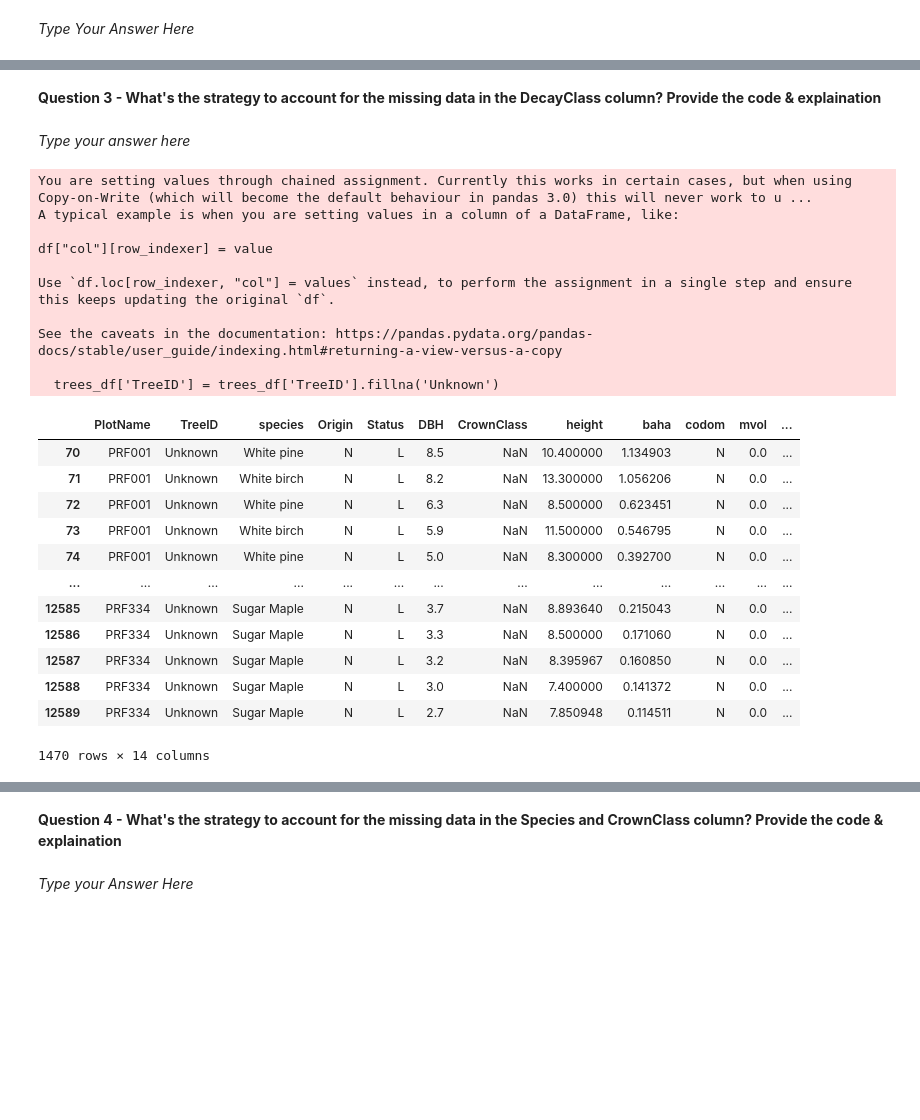
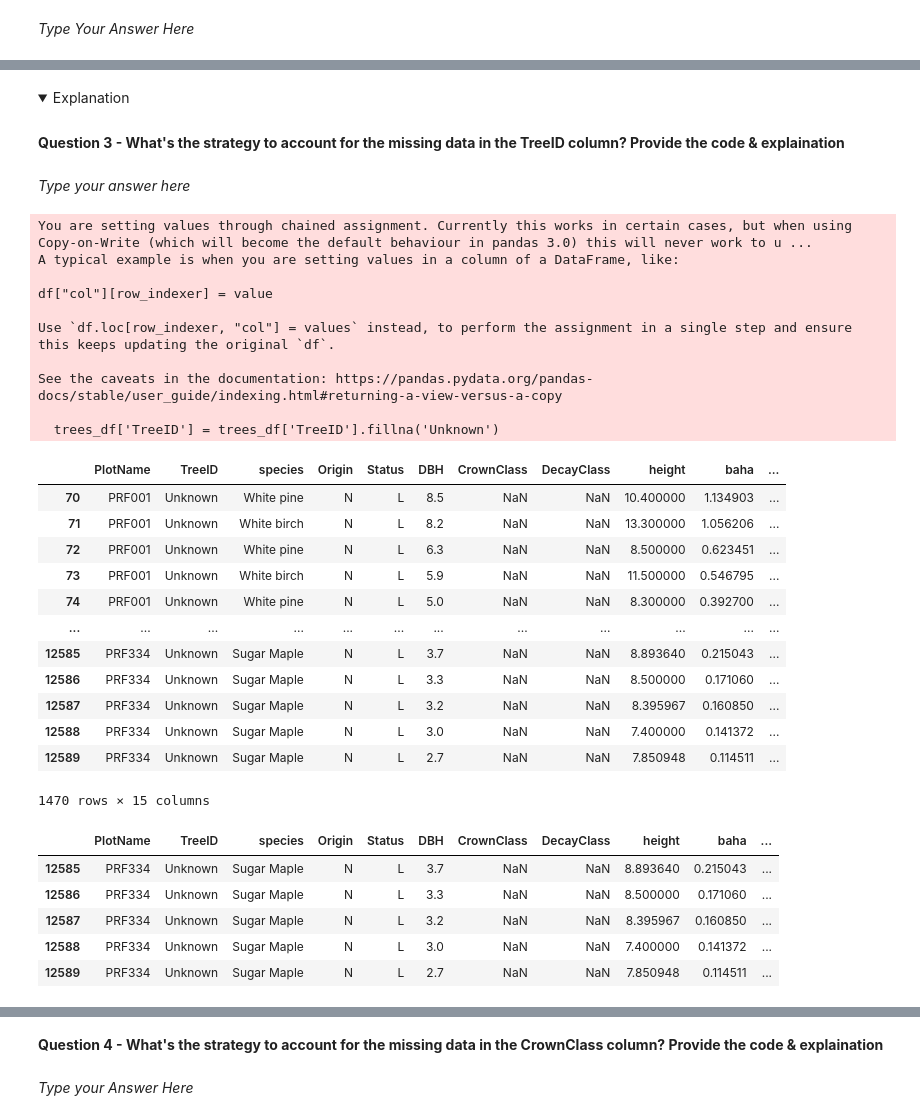
Before and after one commit to subornaa/Data-Analytics-Tutorials, a Jupyter notebook: Data_Wrangling_Tutorials.ipynb, the cells around one changed output, grey strips where cells are left out. Drawn from its saved outputs; the diff is of its cells as text; code cells hidden in the pictures; folded sections open; blank space fills up the shorter version.

Commit message:
[DataWrang]-some-better-imputation

```diff
--- a/Data_Wrangling_Tutorials.ipynb
+++ b/Data_Wrangling_Tutorials.ipynb
@@ -408,17 +410,3 @@ To count the number of rows with NAs, we can drop all the entries with any NA va
 *Type your Answer here*
 # %%
 # Add your code here
-# %%
-#@title Solution
-
-# columns with more than 75% missing values
-missing_threshold = 0.75 * len(trees_df)
-columns_to_drop = trees_df.columns[trees_df.isnull().mean() > 0.75]
-print(f"Columns with more than 75% missing values: {list(columns_to_drop)}")
-# Removing the DecayClass column as it has more than 75% missing values
-trees_df = trees_df.dropna(axis=1, thresh=len(trees_df) * 0.25)
-# Display the first few rows of the DataFrame after dropping DecayClass
-display(trees_df.head())
-
-# Remaining null values in the DataFrame
-print(f"\n\nRemaining null values in the DataFrame: \n\n{trees_df.isnull().sum()}")
@@ -489,6 +478,12 @@ size             0
 dtype: int64
+# %% [markdown]
+<details>
+<summary>Explanation</summary>
+
+
+</details>
 # %% [markdown]
-**Question 3  - What's the strategy to account for the missing data in the DecayClass column? Provide the code & explaination**
+**Question 3  - What's the strategy to account for the missing data in the TreeID column? Provide the code & explaination**
 # %% [markdown]
 *Type your answer here*
 # %%
@@ -496,32 +491,42 @@ dtype: int64
 # %%
 #@title Solution
 
 trees_df['TreeID'] = trees_df['TreeID'].fillna('Unknown')
+
 # display all the rows where TreeID is 'Unknown'
 unknown_tree_ids = trees_df[trees_df['TreeID'] == 'Unknown']
 display(unknown_tree_ids)
-print(trees_df.tail())
+display(trees_df.tail())
+
+# Remaining null values in the DataFrame
+print(f"\n\nRemaining null values in the DataFrame: \n\n{trees_df.isnull().sum()}")
 # %% [output]
 You are setting values through chained assignment. Currently this works in certain cases, but when using Copy-on-Write (which will become the default behaviour in pandas 3.0) this will never work to u ...
 A typical example is when you are setting values in a column of a DataFrame, like:
 
 df["col"][row_indexer] = value
 
 Use `df.loc[row_indexer, "col"] = values` instead, to perform the assignment in a single step and ensure this keeps updating the original `df`.
 
 See the caveats in the documentation: https://pandas.pydata.org/pandas-docs/stable/user_guide/indexing.html#returning-a-view-versus-a-copy
 
   trees_df['TreeID'] = trees_df['TreeID'].fillna('Unknown')
-|  | PlotName | TreeID | species | Origin | Status | DBH | CrownClass | height | baha | codom | mvol | ... |
-| 70 | PRF001 | Unknown | White pine | N | L | 8.5 | NaN | 10.400000 | 1.134903 | N | 0.0 | ... |
-| 71 | PRF001 | Unknown | White birch | N | L | 8.2 | NaN | 13.300000 | 1.056206 | N | 0.0 | ... |
-| 72 | PRF001 | Unknown | White pine | N | L | 6.3 | NaN | 8.500000 | 0.623451 | N | 0.0 | ... |
-| 73 | PRF001 | Unknown | White birch | N | L | 5.9 | NaN | 11.500000 | 0.546795 | N | 0.0 | ... |
-| 74 | PRF001 | Unknown | White pine | N | L | 5.0 | NaN | 8.300000 | 0.392700 | N | 0.0 | ... |
-| ... | ... | ... | ... | ... | ... | ... | ... | ... | ... | ... | ... | ... |
-| 12585 | PRF334 | Unknown | Sugar Maple | N | L | 3.7 | NaN | 8.893640 | 0.215043 | N | 0.0 | ... |
-| 12586 | PRF334 | Unknown | Sugar Maple | N | L | 3.3 | NaN | 8.500000 | 0.171060 | N | 0.0 | ... |
-| 12587 | PRF334 | Unknown | Sugar Maple | N | L | 3.2 | NaN | 8.395967 | 0.160850 | N | 0.0 | ... |
-| 12588 | PRF334 | Unknown | Sugar Maple | N | L | 3.0 | NaN | 7.400000 | 0.141372 | N | 0.0 | ... |
-| 12589 | PRF334 | Unknown | Sugar Maple | N | L | 2.7 | NaN | 7.850948 | 0.114511 | N | 0.0 | ... |
+|  | PlotName | TreeID | species | Origin | Status | DBH | CrownClass | DecayClass | height | baha | ... |
+| 70 | PRF001 | Unknown | White pine | N | L | 8.5 | NaN | NaN | 10.400000 | 1.134903 | ... |
+| 71 | PRF001 | Unknown | White birch | N | L | 8.2 | NaN | NaN | 13.300000 | 1.056206 | ... |
+| 72 | PRF001 | Unknown | White pine | N | L | 6.3 | NaN | NaN | 8.500000 | 0.623451 | ... |
+| 73 | PRF001 | Unknown | White birch | N | L | 5.9 | NaN | NaN | 11.500000 | 0.546795 | ... |
+| 74 | PRF001 | Unknown | White pine | N | L | 5.0 | NaN | NaN | 8.300000 | 0.392700 | ... |
+| ... | ... | ... | ... | ... | ... | ... | ... | ... | ... | ... | ... |
+| 12585 | PRF334 | Unknown | Sugar Maple | N | L | 3.7 | NaN | NaN | 8.893640 | 0.215043 | ... |
+| 12586 | PRF334 | Unknown | Sugar Maple | N | L | 3.3 | NaN | NaN | 8.500000 | 0.171060 | ... |
+| 12587 | PRF334 | Unknown | Sugar Maple | N | L | 3.2 | NaN | NaN | 8.395967 | 0.160850 | ... |
+| 12588 | PRF334 | Unknown | Sugar Maple | N | L | 3.0 | NaN | NaN | 7.400000 | 0.141372 | ... |
+| 12589 | PRF334 | Unknown | Sugar Maple | N | L | 2.7 | NaN | NaN | 7.850948 | 0.114511 | ... |
-1470 rows × 14 columns
+1470 rows × 15 columns
+|  | PlotName | TreeID | species | Origin | Status | DBH | CrownClass | DecayClass | height | baha | ... |
+| 12585 | PRF334 | Unknown | Sugar Maple | N | L | 3.7 | NaN | NaN | 8.893640 | 0.215043 | ... |
+| 12586 | PRF334 | Unknown | Sugar Maple | N | L | 3.3 | NaN | NaN | 8.500000 | 0.171060 | ... |
+| 12587 | PRF334 | Unknown | Sugar Maple | N | L | 3.2 | NaN | NaN | 8.395967 | 0.160850 | ... |
+| 12588 | PRF334 | Unknown | Sugar Maple | N | L | 3.0 | NaN | NaN | 7.400000 | 0.141372 | ... |
+| 12589 | PRF334 | Unknown | Sugar Maple | N | L | 2.7 | NaN | NaN | 7.850948 | 0.114511 | ... |
@@ -541,5 +551,5 @@ See the caveats in the documentation: https://pandas.pydata.org/pandas-docs/stab
 # %% [markdown]
-**Question 4  - What's the strategy to account for the missing data in the Species and CrownClass column? Provide the code & explaination**
+**Question 4  - What's the strategy to account for the missing data in the CrownClass column? Provide the code & explaination**
 # %% [markdown]
 *Type your Answer Here*
 # %%
```
Also changed, not shown: parts of 15 cells of this notebook.
